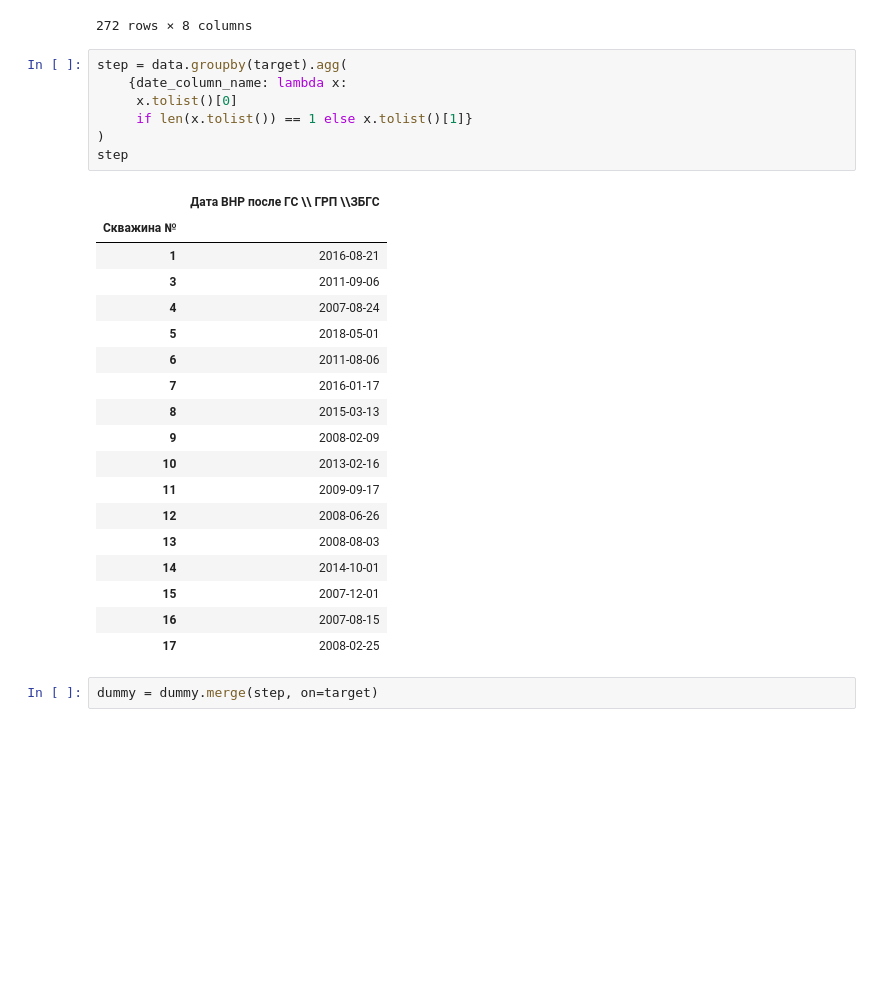
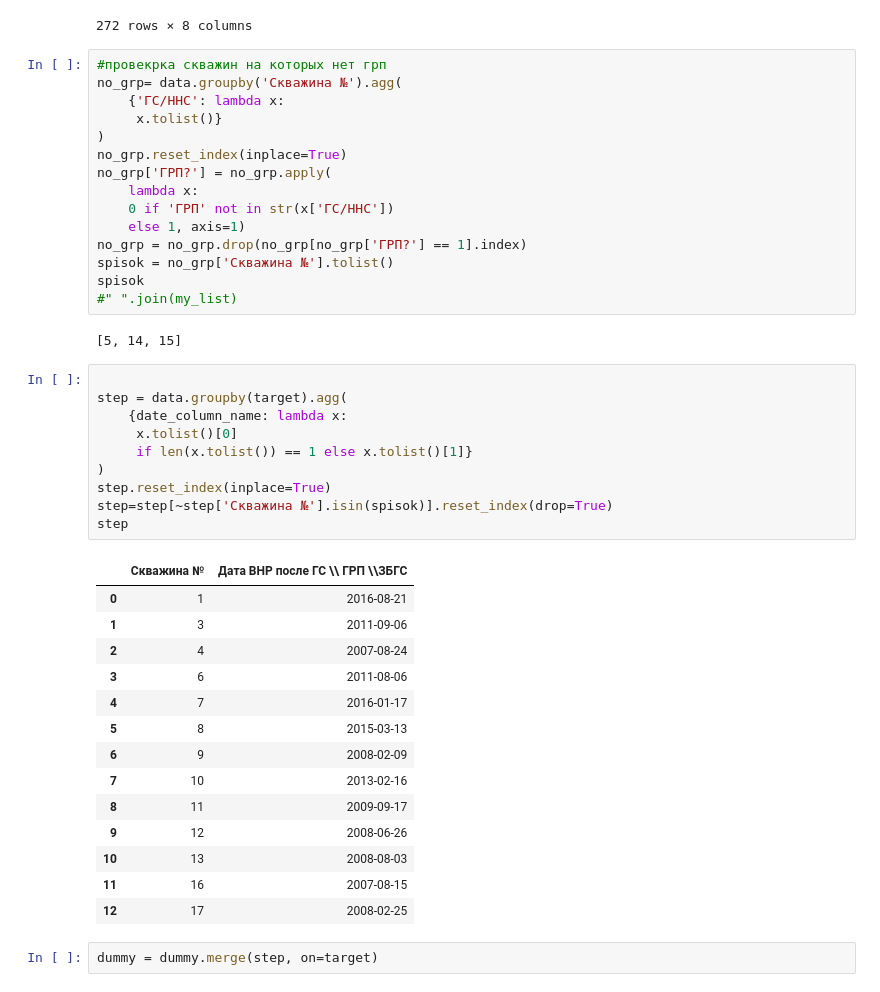
Before and after one commit to lybmvvs/gazpromapp, a Jupyter notebook: app_gazprom_func.ipynb, the cells around one changed output. Drawn from its saved outputs; the diff is of its cells as text; blank space fills up the shorter version.

```diff
--- a/app_gazprom_func.ipynb
+++ b/app_gazprom_func.ipynb
@@ -42,32 +61,48 @@ dummy
 | 274 | 2021-01-01 | 8 | 2131.00 | 0.00 | 12331.00 | 123.0 | ... |
 | 275 | 2021-02-01 | 8 | 33131.00 | 123.00 | 33.00 | 123.0 | ... |
 272 rows × 8 columns
+# %%
+#провекрка скважин на которых нет грп
+no_grp= data.groupby('Скважина №').agg(
+    {'ГС/ННС': lambda x:
+     x.tolist()}
+)
+no_grp.reset_index(inplace=True)
+no_grp['ГРП?'] = no_grp.apply(
+    lambda x:
+    0 if 'ГРП' not in str(x['ГС/ННС'])
+    else 1, axis=1)
+no_grp = no_grp.drop(no_grp[no_grp['ГРП?'] == 1].index)
+spisok = no_grp['Скважина №'].tolist()
+spisok
+#" ".join(my_list)
+# %% [output]
+[5, 14, 15]
 # %%
+
 step = data.groupby(target).agg(
     {date_column_name: lambda x:
      x.tolist()[0]
      if len(x.tolist()) == 1 else x.tolist()[1]}
 )
+step.reset_index(inplace=True)
+step=step[~step['Скважина №'].isin(spisok)].reset_index(drop=True)
 step
 # %% [output]
-|  | Дата ВНР после ГС \\ ГРП \\ЗБГС |
-| Скважина № |  |
-| 1 | 2016-08-21 |
-| 3 | 2011-09-06 |
-| 4 | 2007-08-24 |
-| 5 | 2018-05-01 |
-| 6 | 2011-08-06 |
-| 7 | 2016-01-17 |
-| 8 | 2015-03-13 |
-| 9 | 2008-02-09 |
-| 10 | 2013-02-16 |
-| 11 | 2009-09-17 |
-| 12 | 2008-06-26 |
-| 13 | 2008-08-03 |
-| 14 | 2014-10-01 |
-| 15 | 2007-12-01 |
-| 16 | 2007-08-15 |
-| 17 | 2008-02-25 |
+|  | Скважина № | Дата ВНР после ГС \\ ГРП \\ЗБГС |
+| 0 | 1 | 2016-08-21 |
+| 1 | 3 | 2011-09-06 |
+| 2 | 4 | 2007-08-24 |
+| 3 | 6 | 2011-08-06 |
+| 4 | 7 | 2016-01-17 |
+| 5 | 8 | 2015-03-13 |
+| 6 | 9 | 2008-02-09 |
+| 7 | 10 | 2013-02-16 |
+| 8 | 11 | 2009-09-17 |
+| 9 | 12 | 2008-06-26 |
+| 10 | 13 | 2008-08-03 |
+| 11 | 16 | 2007-08-15 |
+| 12 | 17 | 2008-02-25 |
 # %%
 dummy = dummy.merge(step, on=target)
 # %%
```
Also changed, not shown: parts of 3 cells of this notebook, 1 other file.
